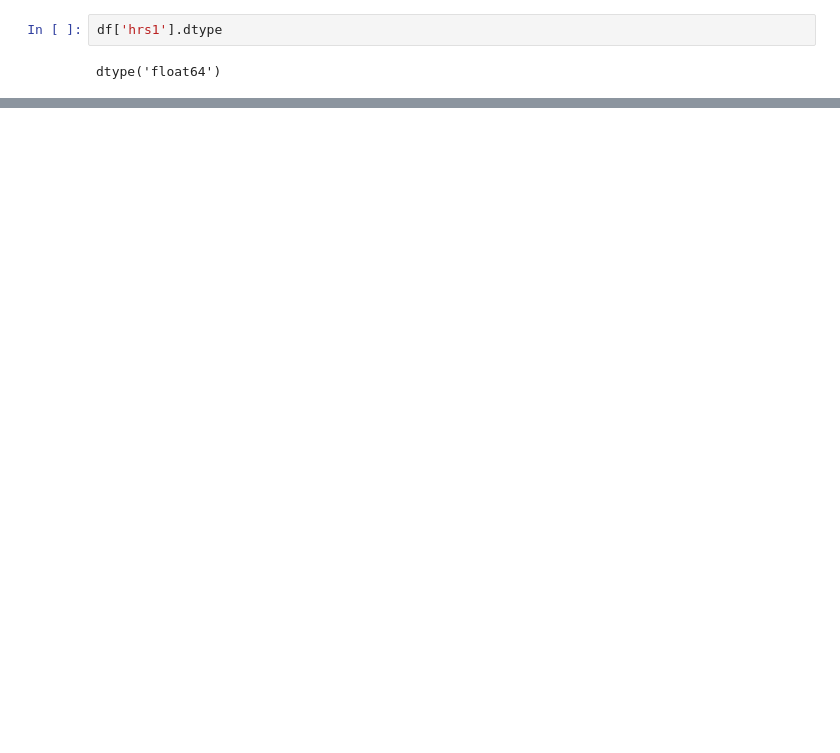
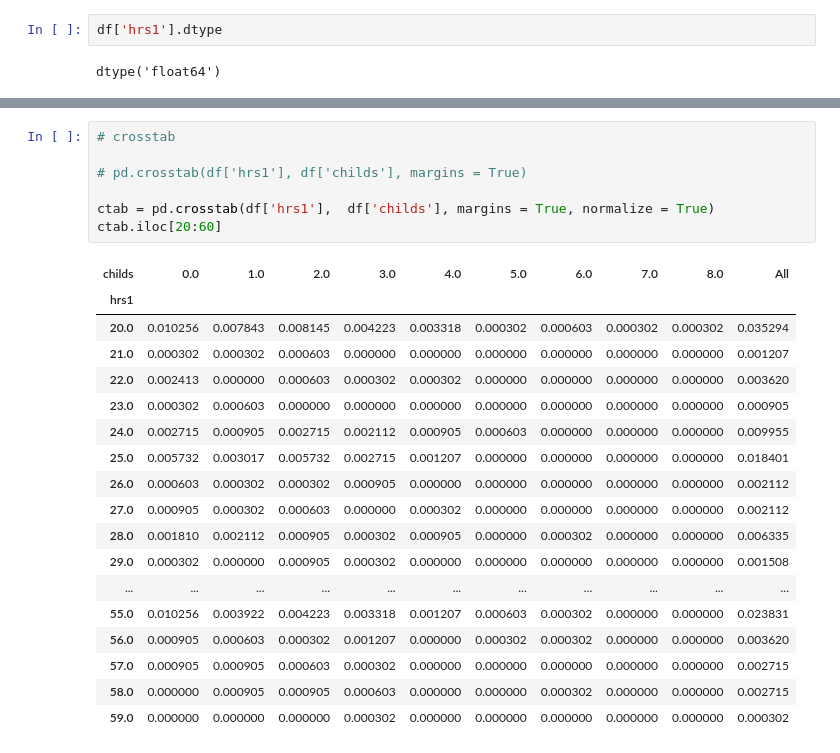
Before and after one commit to imdressel/project_gss, a Jupyter notebook: GSS_Catherine's_Part.ipynb, the cells around one changed output, grey strips where cells are left out. Saved outputs shown, nothing was run; the diff lists cells and outputs as text; blank space fills up the shorter version.

```diff
--- a/GSS_Catherine's_Part.ipynb
+++ b/GSS_Catherine's_Part.ipynb
@@ -56,0 +56,26 @@ print(sum_na/hrs_len)
+# %%
+# crosstab
+
+# pd.crosstab(df['hrs1'], df['childs'], margins = True)
+
+ctab = pd.crosstab(df['hrs1'],  df['childs'], margins = True, normalize = True)
+ctab.iloc[20:60]
+# %% [output]
+| childs | 0.0 | 1.0 | 2.0 | 3.0 | 4.0 | 5.0 | 6.0 | 7.0 | 8.0 | All |
+| hrs1 |  |  |  |  |  |  |  |  |  |  |
+| 20.0 | 0.010256 | 0.007843 | 0.008145 | 0.004223 | 0.003318 | 0.000302 | 0.000603 | 0.000302 | 0.000302 | 0.035294 |
+| 21.0 | 0.000302 | 0.000302 | 0.000603 | 0.000000 | 0.000000 | 0.000000 | 0.000000 | 0.000000 | 0.000000 | 0.001207 |
+| 22.0 | 0.002413 | 0.000000 | 0.000603 | 0.000302 | 0.000302 | 0.000000 | 0.000000 | 0.000000 | 0.000000 | 0.003620 |
+| 23.0 | 0.000302 | 0.000603 | 0.000000 | 0.000000 | 0.000000 | 0.000000 | 0.000000 | 0.000000 | 0.000000 | 0.000905 |
+| 24.0 | 0.002715 | 0.000905 | 0.002715 | 0.002112 | 0.000905 | 0.000603 | 0.000000 | 0.000000 | 0.000000 | 0.009955 |
+| 25.0 | 0.005732 | 0.003017 | 0.005732 | 0.002715 | 0.001207 | 0.000000 | 0.000000 | 0.000000 | 0.000000 | 0.018401 |
+| 26.0 | 0.000603 | 0.000302 | 0.000302 | 0.000905 | 0.000000 | 0.000000 | 0.000000 | 0.000000 | 0.000000 | 0.002112 |
+| 27.0 | 0.000905 | 0.000302 | 0.000603 | 0.000000 | 0.000302 | 0.000000 | 0.000000 | 0.000000 | 0.000000 | 0.002112 |
+| 28.0 | 0.001810 | 0.002112 | 0.000905 | 0.000302 | 0.000905 | 0.000000 | 0.000302 | 0.000000 | 0.000000 | 0.006335 |
+| 29.0 | 0.000302 | 0.000000 | 0.000905 | 0.000302 | 0.000000 | 0.000000 | 0.000000 | 0.000000 | 0.000000 | 0.001508 |
+| ... | ... | ... | ... | ... | ... | ... | ... | ... | ... | ... |
+| 55.0 | 0.010256 | 0.003922 | 0.004223 | 0.003318 | 0.001207 | 0.000603 | 0.000302 | 0.000000 | 0.000000 | 0.023831 |
+| 56.0 | 0.000905 | 0.000603 | 0.000302 | 0.001207 | 0.000000 | 0.000302 | 0.000302 | 0.000000 | 0.000000 | 0.003620 |
+| 57.0 | 0.000905 | 0.000905 | 0.000603 | 0.000302 | 0.000000 | 0.000000 | 0.000000 | 0.000000 | 0.000000 | 0.002715 |
+| 58.0 | 0.000000 | 0.000905 | 0.000905 | 0.000603 | 0.000000 | 0.000000 | 0.000302 | 0.000000 | 0.000000 | 0.002715 |
+| 59.0 | 0.000000 | 0.000000 | 0.000000 | 0.000302 | 0.000000 | 0.000000 | 0.000000 | 0.000000 | 0.000000 | 0.000302 |
```
Also changed, not shown: parts of 5 cells of this notebook.
